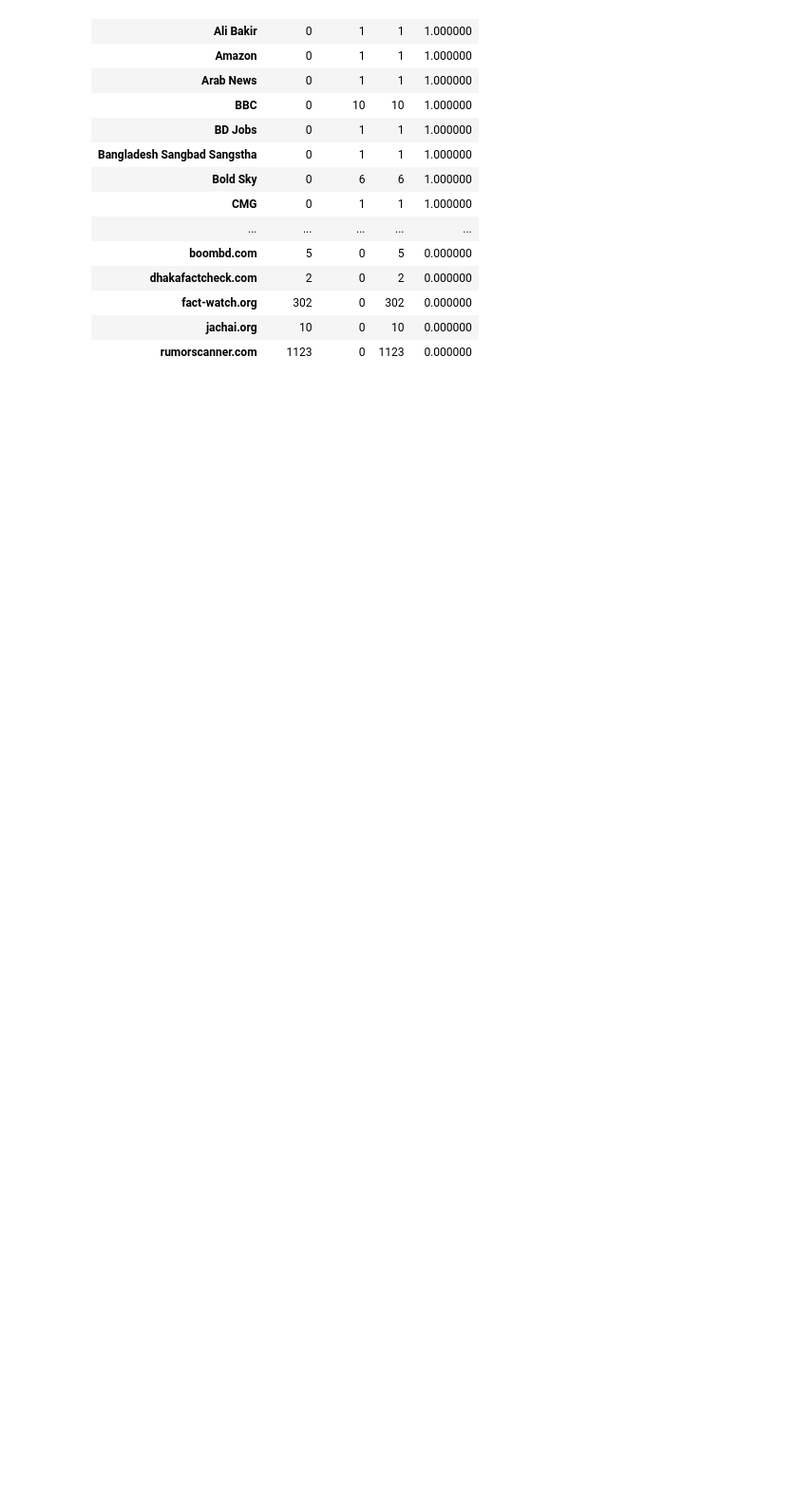
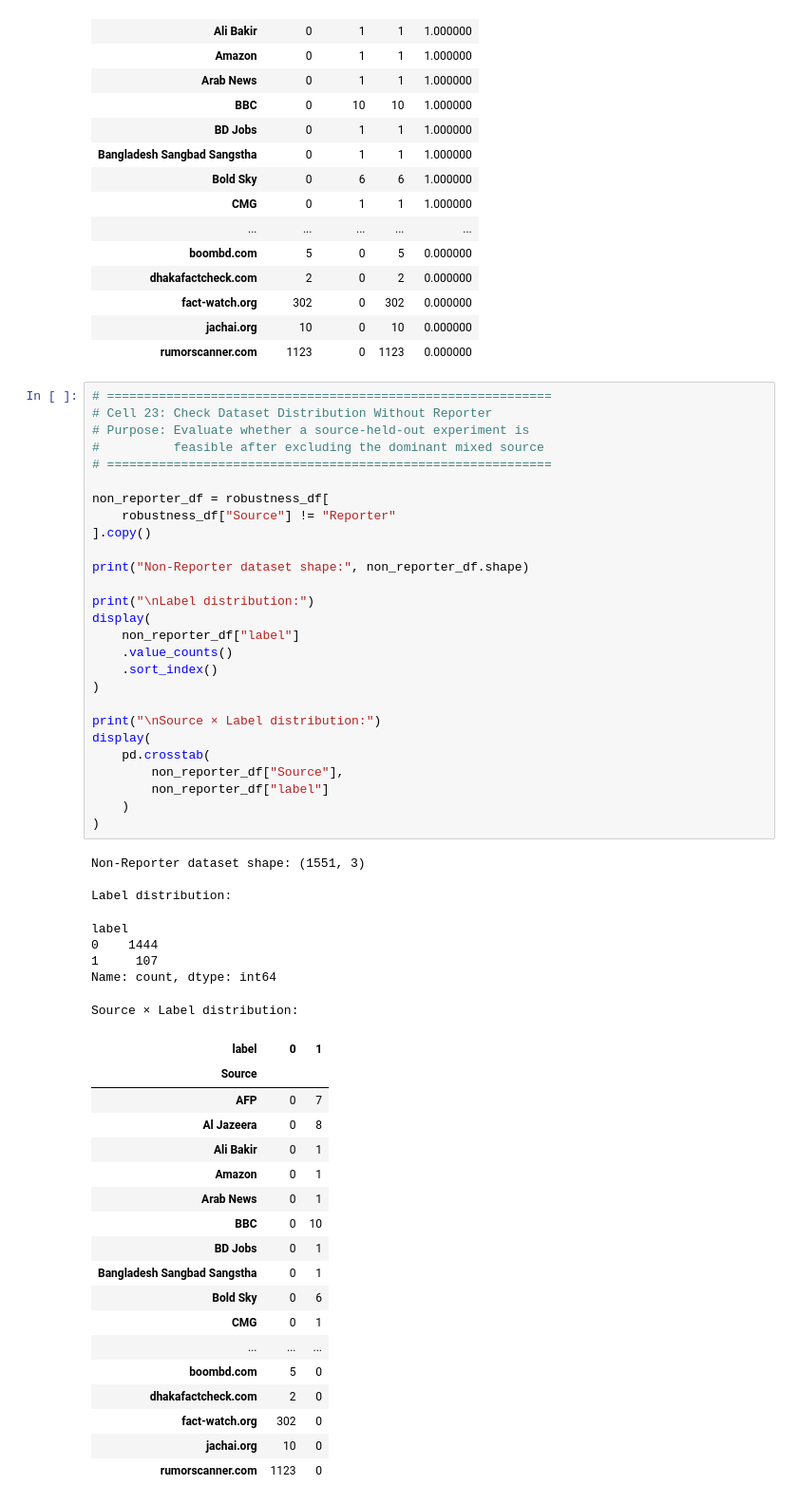
Before and after one commit to jaimulhaque/banglafake-detection, a Jupyter notebook: notebooks/03_research_analysis.ipynb, the cells around one changed output. Shown at 95% size. Saved outputs shown, nothing was run; the diff lists cells and outputs as text; blank space fills up the shorter version.

```diff
--- a/notebooks/03_research_analysis.ipynb
+++ b/notebooks/03_research_analysis.ipynb
@@ -1367,3 +1367,57 @@ display(source_label_distribution)
 | fact-watch.org | 302 | 0 | 302 | 0.000000 |
 | jachai.org | 10 | 0 | 10 | 0.000000 |
 | rumorscanner.com | 1123 | 0 | 1123 | 0.000000 |
+# %%
+# ============================================================
+# Cell 23: Check Dataset Distribution Without Reporter
+# Purpose: Evaluate whether a source-held-out experiment is
+#          feasible after excluding the dominant mixed source
+# ============================================================
+
+non_reporter_df = robustness_df[
+    robustness_df["Source"] != "Reporter"
+].copy()
+
+print("Non-Reporter dataset shape:", non_reporter_df.shape)
+
+print("\nLabel distribution:")
+display(
+    non_reporter_df["label"]
+    .value_counts()
+    .sort_index()
+)
+
+print("\nSource × Label distribution:")
+display(
+    pd.crosstab(
+        non_reporter_df["Source"],
+        non_reporter_df["label"]
+    )
+)
+# %% [output]
+Non-Reporter dataset shape: (1551, 3)
+
+Label distribution:
+label
+0    1444
+1     107
+Name: count, dtype: int64
+Source × Label distribution:
+| label | 0 | 1 |
+| Source |  |  |
+| AFP | 0 | 7 |
+| Al Jazeera | 0 | 8 |
+| Ali Bakir | 0 | 1 |
+| Amazon | 0 | 1 |
+| Arab News | 0 | 1 |
+| BBC | 0 | 10 |
+| BD Jobs | 0 | 1 |
+| Bangladesh Sangbad Sangstha | 0 | 1 |
+| Bold Sky | 0 | 6 |
+| CMG | 0 | 1 |
+| ... | ... | ... |
+| boombd.com | 5 | 0 |
+| dhakafactcheck.com | 2 | 0 |
+| fact-watch.org | 302 | 0 |
+| jachai.org | 10 | 0 |
+| rumorscanner.com | 1123 | 0 |
```
Also changed, not shown: parts of 2 cells of this notebook, 1 other file.
